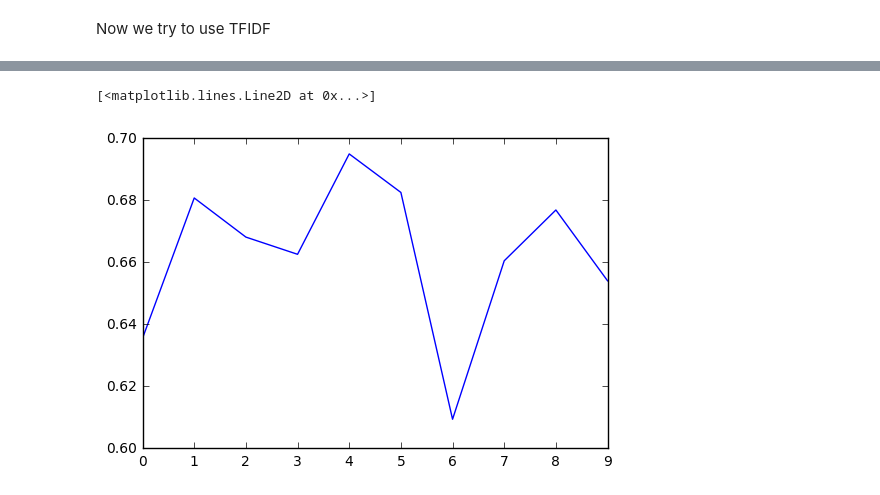
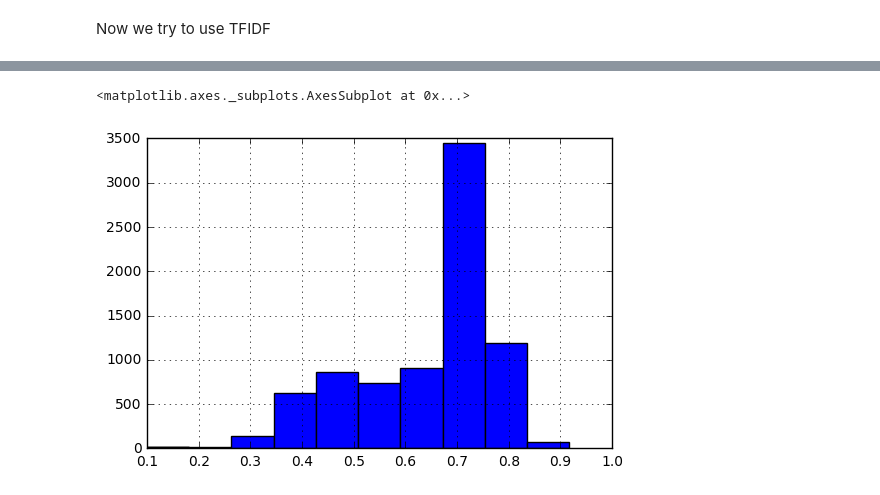
Before and after one commit to MiyainNYC/NLP-projects, a Jupyter notebook: Customer_review_US/lda.ipynb, the cells around one changed output, grey strips where cells are left out. Drawn from its saved outputs; the diff is of its cells as text; code cells hidden in the pictures.

```diff
--- a/Customer_review_US/lda.ipynb
+++ b/Customer_review_US/lda.ipynb
@@ -142,5 +141,0 @@ df_bow[df_bow['conf_score']<0.5][['bow','original_text']]
-# %%
-assign_dict = dict()
-for i in range(len(corpus)):
-        key = (sorted(lda[corpus[i]],key = lambda x:x[1],reverse = True)[0][0])
-        assign_dict[key] = assign_dict.get(key, []) + [sorted(lda[corpus[i]],key = lambda x:x[1],reverse = True)[0][1]]
@@ -204,11 +171,7 @@ lda.show_topics(num_topics,15)
 # %%
-assign_dict = dict()
+assign = []
 for i in range(len(corpus_tfidf)):
-        key = (sorted(lda_tfidf[corpus_tfidf[i]],key = lambda x:x[1],reverse = True)[0][0])
-        assign_dict[key] = assign_dict.get(key, []) + [sorted(lda_tfidf[corpus_tfidf[i]],key = lambda x:x[1],reverse = True)[0][1]]
-count_assign = []
+    assign.append(sorted(lda_tfidf[corpus_tfidf[i]],key = lambda x:x[1],reverse = True)[0][0])
 conf_score = []
-for key in assign_dict.keys():
-    count = assign_dict.get(key, [])
-    count_assign.append(len(count))
-    conf_score.append(np.mean(count))
+for i in range(len(corpus_tfidf)):
+    conf_score.append(sorted(lda[corpus_tfidf[i]],key = lambda x:x[1],reverse = True)[0][1])
@@ -220,5 +178,11 @@ plt.plot(count_assign)
-# %%
-plt.plot(conf_score)
-# %% [output]
-[<matplotlib.lines.Line2D at 0x...>]
-[figure, removed]
+# %%
+df_tfidf = pd.DataFrame({'original_text':content.content.values,
+             'corpus':corpus,
+            'assign':assign,
+            'conf_score':conf_score,
+                      'bow':cleaned_list})
+# %%
+df_tfidf['conf_score'].hist()
+# %% [output]
+<matplotlib.axes._subplots.AxesSubplot at 0x...>
+[figure, added]
```
Also changed, not shown: parts of 13 cells of this notebook.
